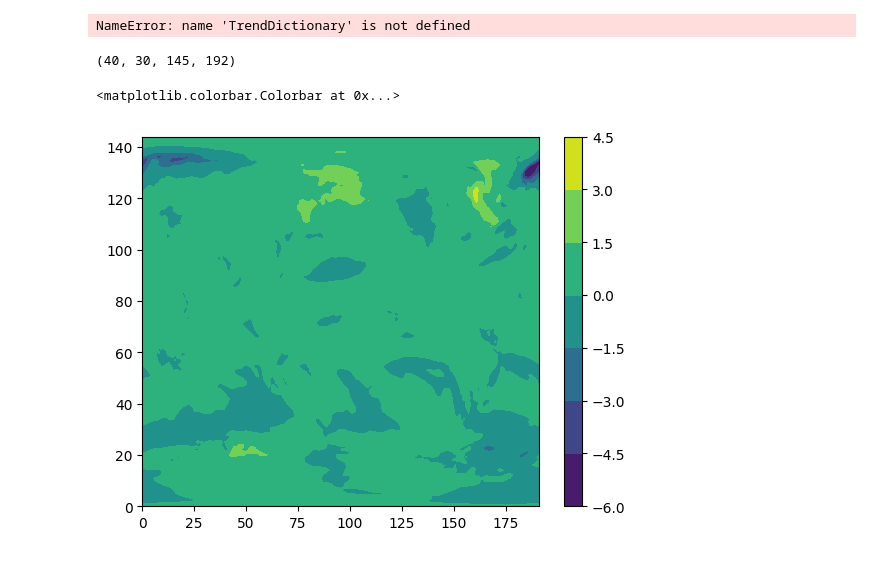
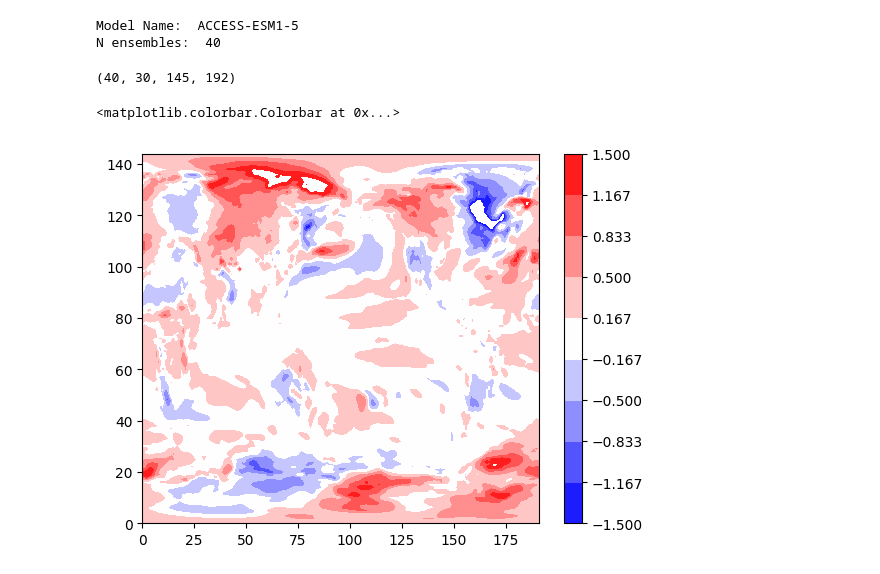
Before and after one commit to AodhanSweeney/SurfaceTrendLearing, a Jupyter notebook: scratch.ipynb, the cells around one changed output. Saved outputs shown, nothing was run; the diff lists cells and outputs as text; code cells hidden in the pictures.

Commit message:
found forced and natural variability

```diff
--- a/scratch.ipynb
+++ b/scratch.ipynb
@@ -5,10 +5,8 @@ import pandas as pd
 import matplotlib.pyplot as plt
 import cf
 
-
-
 # Load dictionary which containes all 19 year trends
-#TrendDictionary = pd.read_pickle(r'/home/disk/pna2/aodhan/ts_trends.pickle')
+TrendDictionary = pd.read_pickle(r'/home/disk/pna2/aodhan/ts_trends.pickle')
 # %%
 for model in TrendDictionary.keys():
     if (len(TrendDictionary[model].keys())) > 11:
@@ -29,16 +27,21 @@ for model in TrendDictionary.keys():
             trend_maps = [np.array(trend_maps[i]) for i in range(0, len(trend_maps))]
             EnsembleTrendsArray.append(trend_maps)
         EnsembleTrendsArray = np.array(EnsembleTrendsArray)
+        ForcedTrend = np.nanmean(EnsembleTrendsArray, axis=0)
+        NaturalTrendsArray = EnsembleTrendsArray - ForcedTrend
+
 
 
         break
 # %% [output]
-NameError: name 'TrendDictionary' is not defined
+Model Name:  ACCESS-ESM1-5
+N ensembles:  40
 # %%
-print(np.shape(EnsembleTrendsArray))
-plt.contourf(EnsembleTrendsArray[10,0])
+print(np.shape(NaturalTrendsArray))
+levels = np.linspace(-1.5,1.5,10)
+plt.contourf(NaturalTrendsArray[20,10], cmap='bwr', levels=levels)
 plt.colorbar()
 # %% [output]
 (40, 30, 145, 192)
 <matplotlib.colorbar.Colorbar at 0x...>
-[figure, old version]
+[figure, new version]
```
